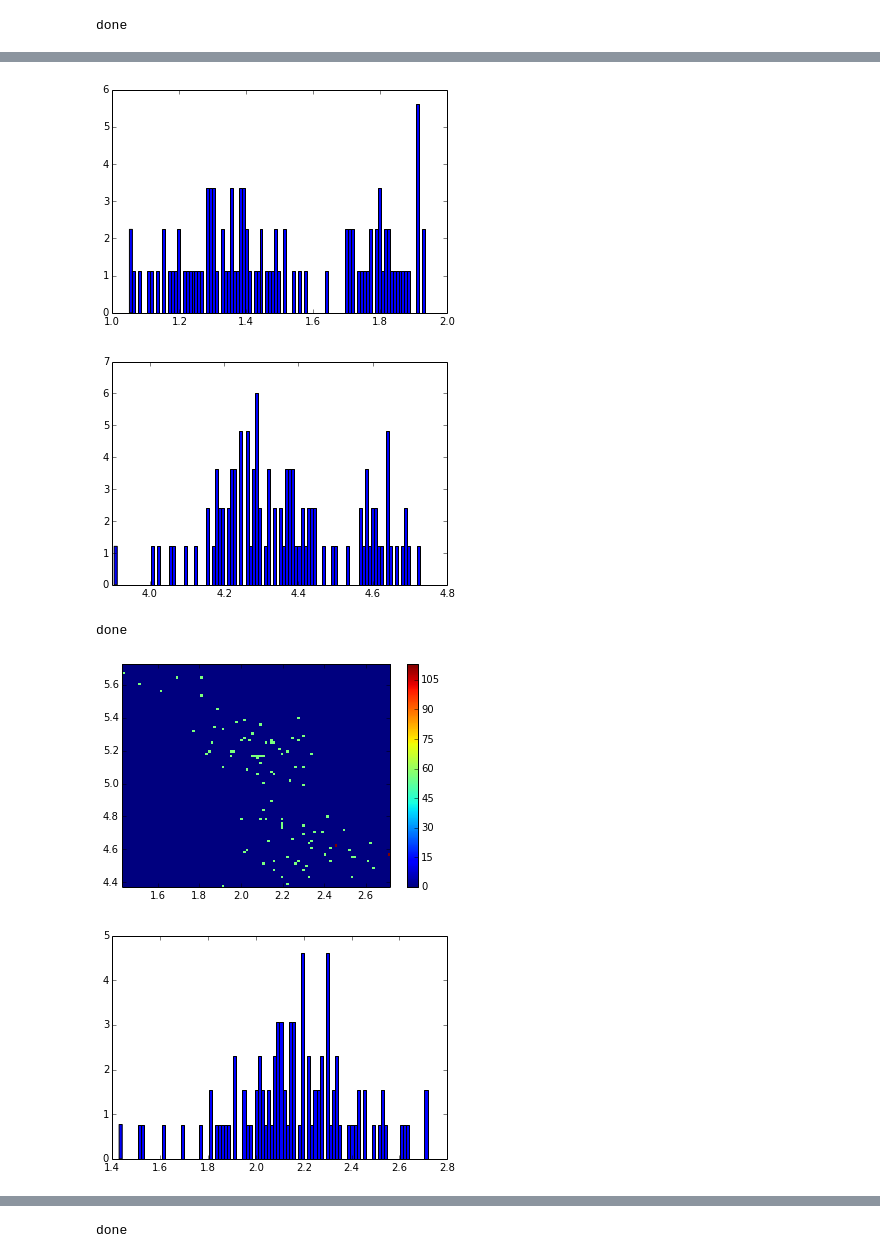
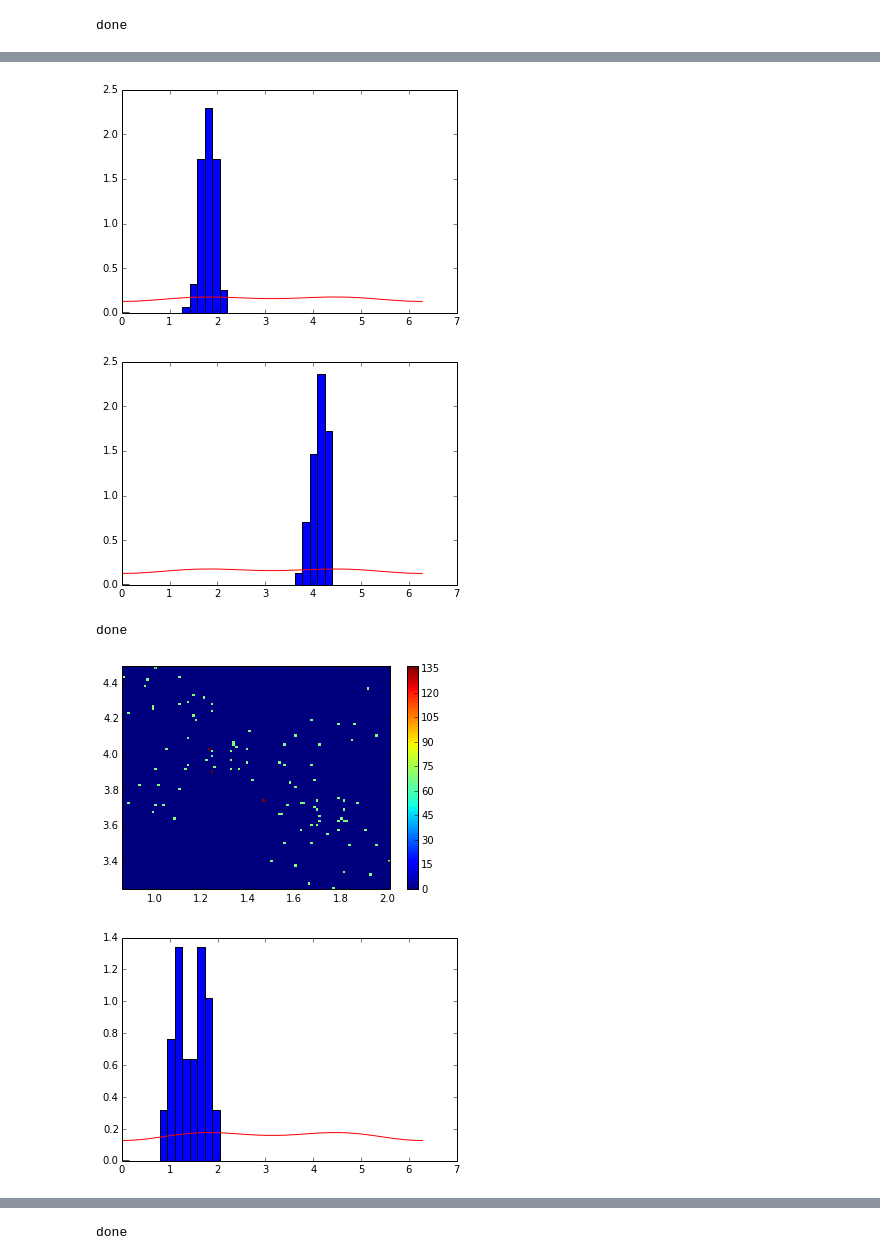
Before and after one commit to Danie1Johnson/research, a Jupyter notebook: BGMRBM test 3.ipynb, the cells around one changed output, grey strips where cells are left out. Saved outputs shown, nothing was run; the diff lists cells and outputs as text; code cells hidden in the pictures.

```diff
--- a/BGMRBM test 3.ipynb
+++ b/BGMRBM test 3.ipynb
@@ -19,3 +19,5 @@ import manifold_reflected_brownian_motion as mrbm
 
 bga = reload(bga)
 mrbm = reload(mrbm)
+# %%
+save_images = False
@@ -62,0 +35,8 @@ kwargs_2 = {'stat_name': stat_name,
+# %%
+err_tol = 10**-12
+h = 0.025
+N = 10**2
+
+hist_min = 0.0
+hist_max = 2.0*np.pi
+hist_bins = 1000
@@ -63,7 +79,7 @@ kwargs_2 = {'stat_name': stat_name,
 # %%
 x0, links, lengths, faces = bga.load_bg_int(poly_name, int_num)
 # %%
-z_n = mrbm.MRBM(manifold_name, 'none', x0, h, **kwargs_n)
-z_0 = mrbm.MRBM(manifold_name, 'none', x0, h, **kwargs_0)
-z_1 = mrbm.MRBM(manifold_name, 'none', x0, h, **kwargs_1)
-z_2 = mrbm.MRBM(manifold_name, 'none', x0, h, **kwargs_2)
+z_n = mrbm.MRBM(x0, h, **kwargs_n)
+z_0 = mrbm.MRBM(x0, h, **kwargs_0)
+z_1 = mrbm.MRBM(x0, h, **kwargs_1)
+z_2 = mrbm.MRBM(x0, h, **kwargs_2)
@@ -82,3 +86,9 @@ fix [0, 1, 2, 12, 13, 6] [0.70710678118654757, 0.0, 0.0, 0.0, 0.0, 0.0]
+# %%
+a = 0.5/np.pi
+b = -a*0.1
+c = -a*0.1
+x_range = np.linspace(0.0, 2.0*np.pi)
+ys = a + b*np.cos(x_range) + c*np.cos(2*x_range)
 # %%
 s_n = z_n.sample(N=N, record_trace=False, record_stats=True)
 print 'done'
@@ -94,13 +104,17 @@ plt.colorbar()
 # %%
-hist_n_0 = plt.hist(z_n.stat_log[:,0], bins=100, normed=True)
-plt.savefig('test_3_n_x_'+date_time_str+'.png')
+hh1nx = plt.hist(z_n.hist.midpoints, weights=z_n.hist.hist[0,:], normed=True, bins=40)
+xyn = plt.plot(x_range, ys, 'r')
+if save_images == True:
+    plt.savefig('test_3_n_h1x_'+date_time_str+'.png')
 # %% [output]
-[figure, old version]
+[figure, new version]
 # %%
-hist_n_1 = plt.hist(z_n.stat_log[:,1], bins=100, normed=True)
-plt.savefig('test_3_n_y_'+date_time_str+'.png')
+hh1ny = plt.hist(z_n.hist.midpoints, weights=z_n.hist.hist[1,:], normed=True, bins=40)
+xyn = plt.plot(x_range, ys, 'r')
+if save_images == True:
+    plt.savefig('test_3_n_h1y_'+date_time_str+'.png')
 # %% [output]
-[figure, old version]
+[figure, new version]
 # %%
 s_0 = z_0.sample(N=N, record_trace=False, record_stats=True)
 print 'done'
@@ -109,12 +123,15 @@ done
 # %%
 hist_0 = plt.hist2d(z_0.stat_log[:,0], z_0.stat_log[:,1], bins=100, normed=True)
 plt.colorbar()
-plt.savefig('test_3_0'+date_time_str+'.png')
+if save_images == True:
+    plt.savefig('test_3_0_h2_'+date_time_str+'.png')
 # %% [output]
-[figure, old version]
+[figure, new version]
 # %%
-hist_0_0 = plt.hist(z_0.stat_log[:,0], bins=100, normed=True)
-plt.savefig('test_3_0_x_'+date_time_str+'.png')
+hh10x = plt.hist(z_0.hist.midpoints, weights=z_0.hist.hist[0,:], normed=True, bins=40)
+xy0 = plt.plot(x_range, ys, 'r')
+if save_images == True:
+    plt.savefig('test_3_0_h1x_'+date_time_str+'.png')
 # %% [output]
-[figure, old version]
+[figure, new version]
 # %%
```
Also changed, not shown: parts of 14 cells of this notebook.
